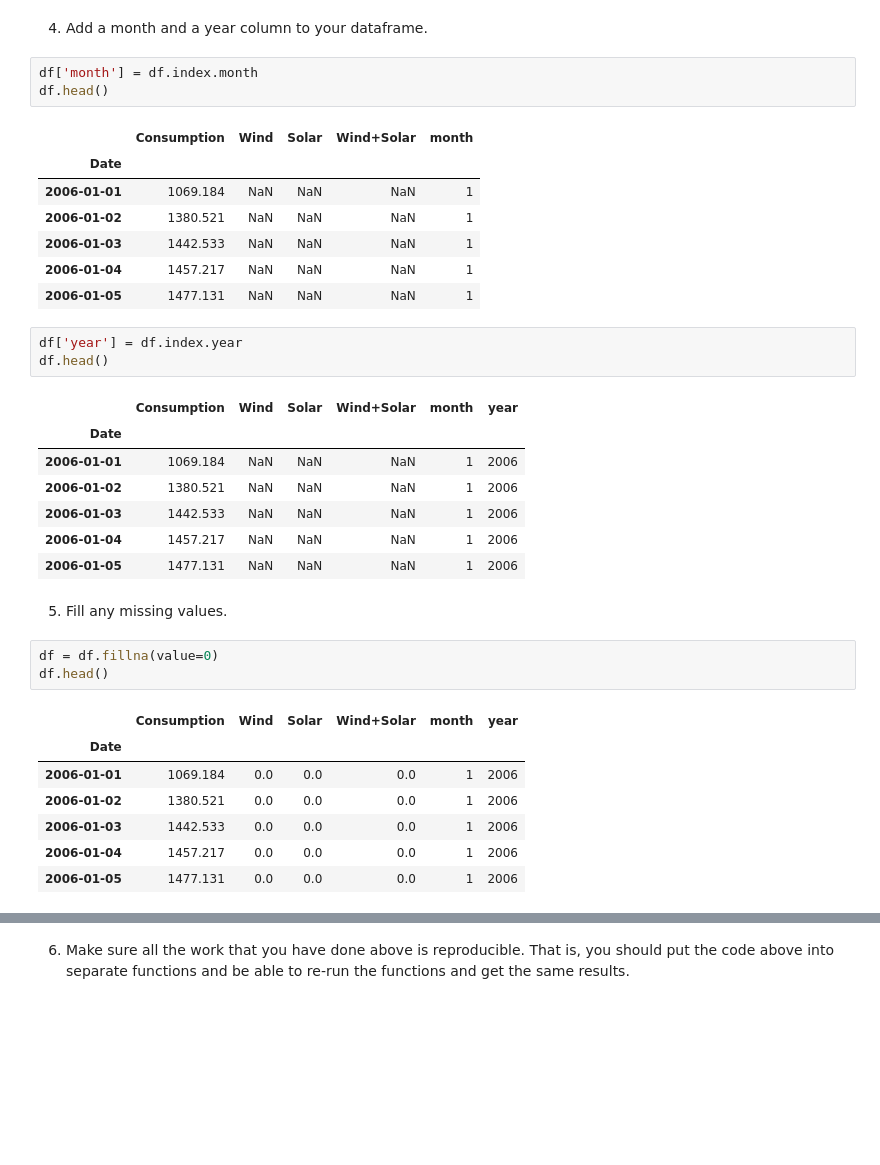
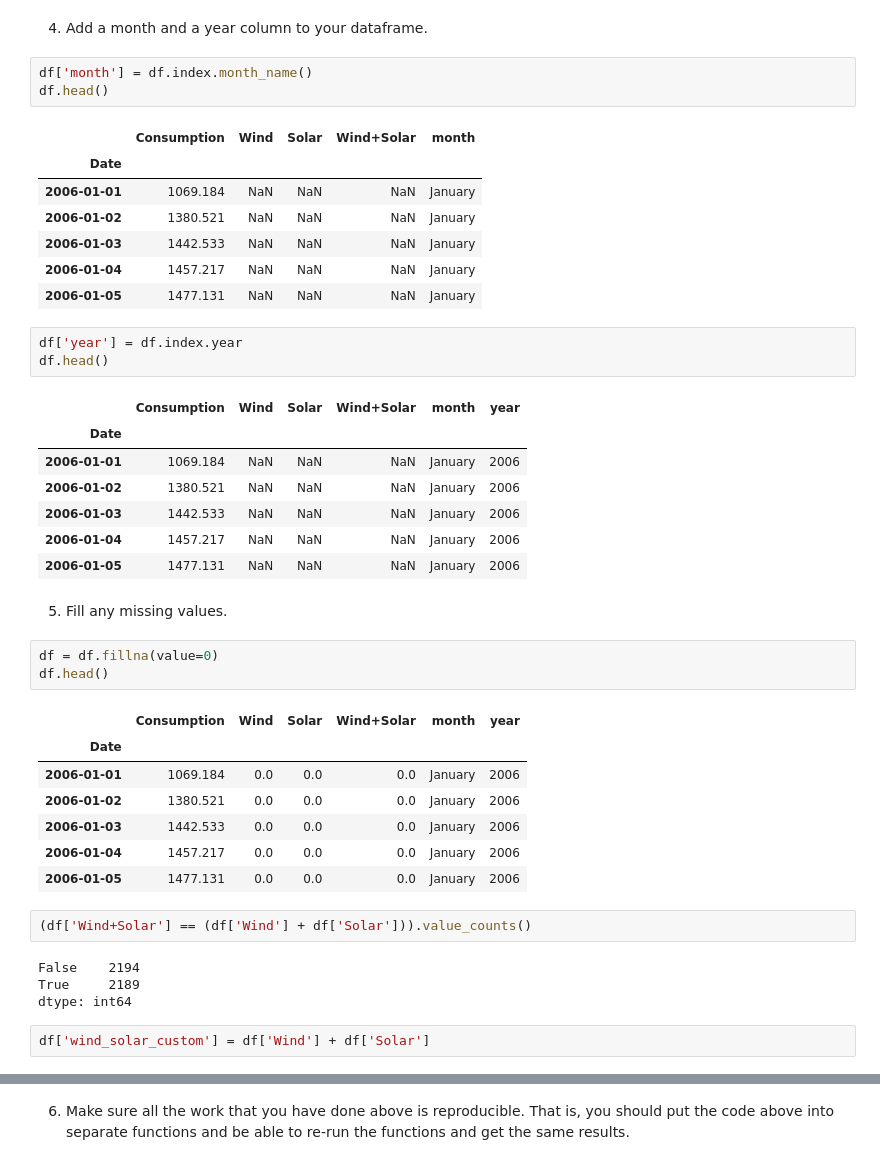
Before and after one commit to chadallen210/time-series-exercises, a Jupyter notebook: data_preparation_exercises.ipynb, the cells around one changed output, grey strips where cells are left out. Saved outputs shown, nothing was run; the diff lists cells and outputs as text; blank space fills up the shorter version.

```diff
--- a/data_preparation_exercises.ipynb
+++ b/data_preparation_exercises.ipynb
@@ -263,27 +277,27 @@ df.head()
 # %% [markdown]
 4. Add a month and a year column to your dataframe.
 # %%
-df['month'] = df.index.month
+df['month'] = df.index.month_name()
 df.head()
 # %% [output]
 |  | Consumption | Wind | Solar | Wind+Solar | month |
 | Date |  |  |  |  |  |
-| 2006-01-01 | 1069.184 | NaN | NaN | NaN | 1 |
-| 2006-01-02 | 1380.521 | NaN | NaN | NaN | 1 |
-| 2006-01-03 | 1442.533 | NaN | NaN | NaN | 1 |
-| 2006-01-04 | 1457.217 | NaN | NaN | NaN | 1 |
-| 2006-01-05 | 1477.131 | NaN | NaN | NaN | 1 |
+| 2006-01-01 | 1069.184 | NaN | NaN | NaN | January |
+| 2006-01-02 | 1380.521 | NaN | NaN | NaN | January |
+| 2006-01-03 | 1442.533 | NaN | NaN | NaN | January |
+| 2006-01-04 | 1457.217 | NaN | NaN | NaN | January |
+| 2006-01-05 | 1477.131 | NaN | NaN | NaN | January |
 # %%
 df['year'] = df.index.year
 df.head()
 # %% [output]
 |  | Consumption | Wind | Solar | Wind+Solar | month | year |
 | Date |  |  |  |  |  |  |
-| 2006-01-01 | 1069.184 | NaN | NaN | NaN | 1 | 2006 |
-| 2006-01-02 | 1380.521 | NaN | NaN | NaN | 1 | 2006 |
-| 2006-01-03 | 1442.533 | NaN | NaN | NaN | 1 | 2006 |
-| 2006-01-04 | 1457.217 | NaN | NaN | NaN | 1 | 2006 |
-| 2006-01-05 | 1477.131 | NaN | NaN | NaN | 1 | 2006 |
+| 2006-01-01 | 1069.184 | NaN | NaN | NaN | January | 2006 |
+| 2006-01-02 | 1380.521 | NaN | NaN | NaN | January | 2006 |
+| 2006-01-03 | 1442.533 | NaN | NaN | NaN | January | 2006 |
+| 2006-01-04 | 1457.217 | NaN | NaN | NaN | January | 2006 |
+| 2006-01-05 | 1477.131 | NaN | NaN | NaN | January | 2006 |
 # %% [markdown]
 5. Fill any missing values.
 # %%
@@ -292,8 +306,16 @@ df.head()
 # %% [output]
 |  | Consumption | Wind | Solar | Wind+Solar | month | year |
 | Date |  |  |  |  |  |  |
-| 2006-01-01 | 1069.184 | 0.0 | 0.0 | 0.0 | 1 | 2006 |
-| 2006-01-02 | 1380.521 | 0.0 | 0.0 | 0.0 | 1 | 2006 |
-| 2006-01-03 | 1442.533 | 0.0 | 0.0 | 0.0 | 1 | 2006 |
-| 2006-01-04 | 1457.217 | 0.0 | 0.0 | 0.0 | 1 | 2006 |
-| 2006-01-05 | 1477.131 | 0.0 | 0.0 | 0.0 | 1 | 2006 |
+| 2006-01-01 | 1069.184 | 0.0 | 0.0 | 0.0 | January | 2006 |
+| 2006-01-02 | 1380.521 | 0.0 | 0.0 | 0.0 | January | 2006 |
+| 2006-01-03 | 1442.533 | 0.0 | 0.0 | 0.0 | January | 2006 |
+| 2006-01-04 | 1457.217 | 0.0 | 0.0 | 0.0 | January | 2006 |
+| 2006-01-05 | 1477.131 | 0.0 | 0.0 | 0.0 | January | 2006 |
+# %%
+(df['Wind+Solar'] == (df['Wind'] + df['Solar'])).value_counts()
+# %% [output]
+False    2194
+True     2189
+dtype: int64
+# %%
+df['wind_solar_custom'] = df['Wind'] + df['Solar']
```
Also changed, not shown: parts of 8 cells of this notebook.
